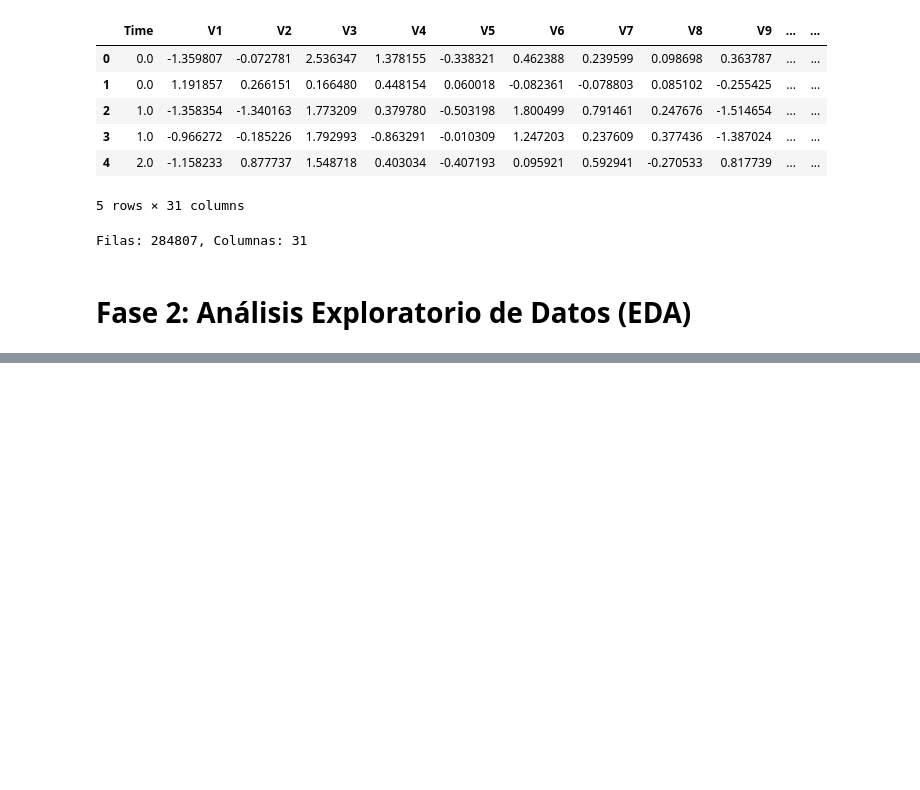
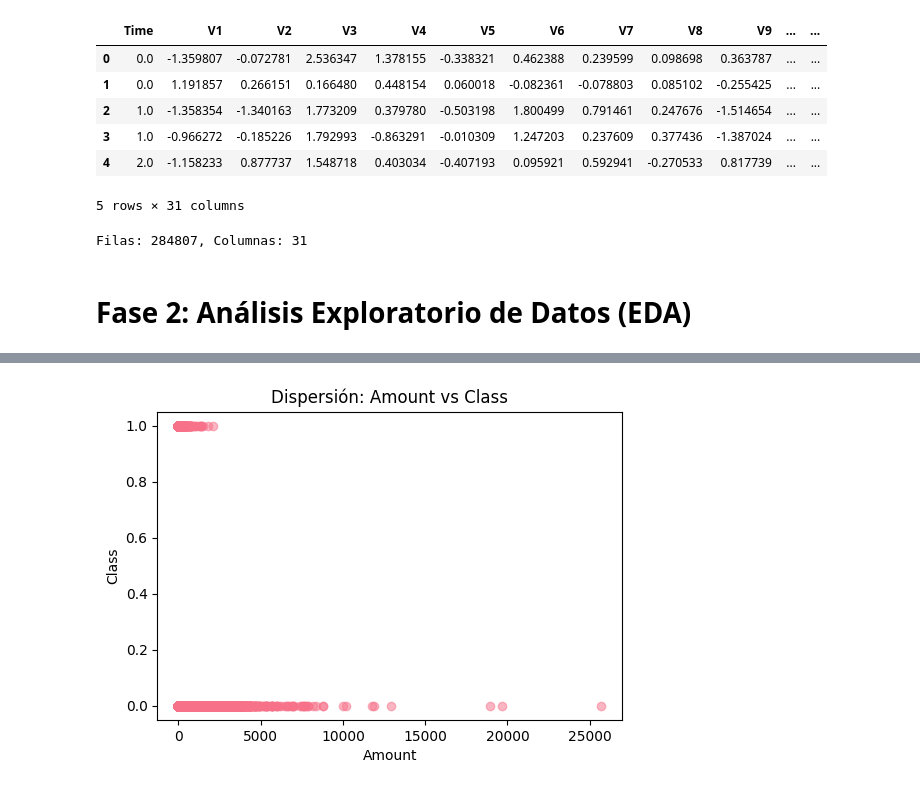
Before and after one commit to hdflorez/Entrega_2, a Jupyter notebook: dataset_3.ipynb, the cells around one changed output, grey strips where cells are left out. Cells and saved outputs as stored; diff of their text form; code cells hidden in the pictures; blank space fills up the shorter version.

```diff
--- a/dataset_3.ipynb
+++ b/dataset_3.ipynb
@@ -117,0 +253,10 @@ De acuerdo con el dataset de detección de fraude en las tarjetas de crédito, s
+# %%
+# Scatter plot : Amount vs Class
+plt.figure(figsize=(6,4))
+plt.scatter(df['Amount'], df['Class'], alpha=0.5)
+plt.title("Dispersión: Amount vs Class")
+plt.xlabel("Amount")
+plt.ylabel("Class")
+plt.show()
+# %% [output]
+[figure, added]
```
Also changed, not shown: parts of 25 cells of this notebook.
